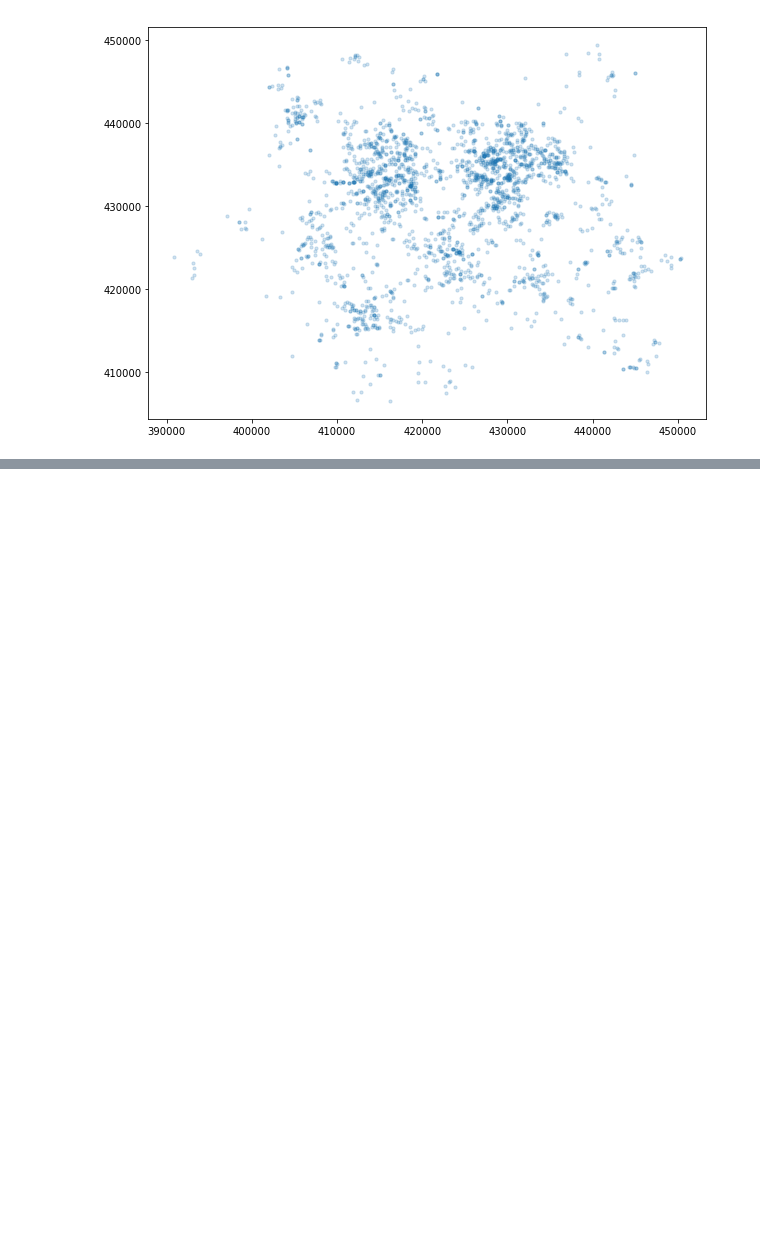
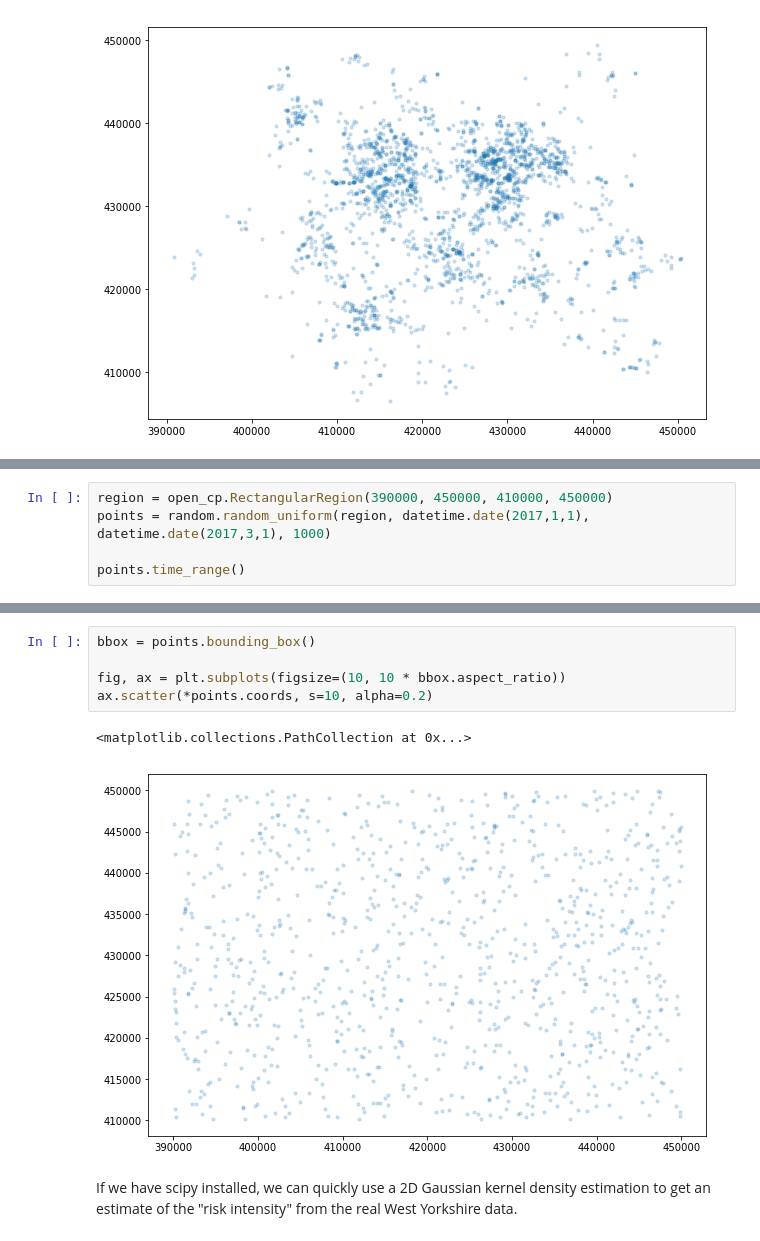
Before and after one commit to QuantCrimAtLeeds/PredictCode, a Jupyter notebook: Example Data Sets.ipynb, the cells around one changed output, grey strips where cells are left out. Cells and saved outputs as stored; diff of their text form; blank space fills up the shorter version.

Commit message:
Add random data examples

```diff
--- a/Example Data Sets.ipynb
+++ b/Example Data Sets.ipynb
@@ -88,0 +97,5 @@ ax.scatter(projected_points.xcoords, projected_points.ycoords, s=10, alpha=0.2)
+# %%
+region = open_cp.RectangularRegion(390000, 450000, 410000, 450000)
+points = random.random_uniform(region, datetime.date(2017,1,1), datetime.date(2017,3,1), 1000)
+
+points.time_range()
@@ -88,0 +105,10 @@ ax.scatter(projected_points.xcoords, projected_points.ycoords, s=10, alpha=0.2)
+# %%
+bbox = points.bounding_box()
+
+fig, ax = plt.subplots(figsize=(10, 10 * bbox.aspect_ratio))
+ax.scatter(*points.coords, s=10, alpha=0.2)
+# %% [output]
+<matplotlib.collections.PathCollection at 0x...>
+[figure, added]
+# %% [markdown]
+If we have scipy installed, we can quickly use a 2D Gaussian kernel density estimation to get an estimate of the "risk intensity" from the real West Yorkshire data.
```
Also changed, not shown: parts of 12 cells of this notebook.
